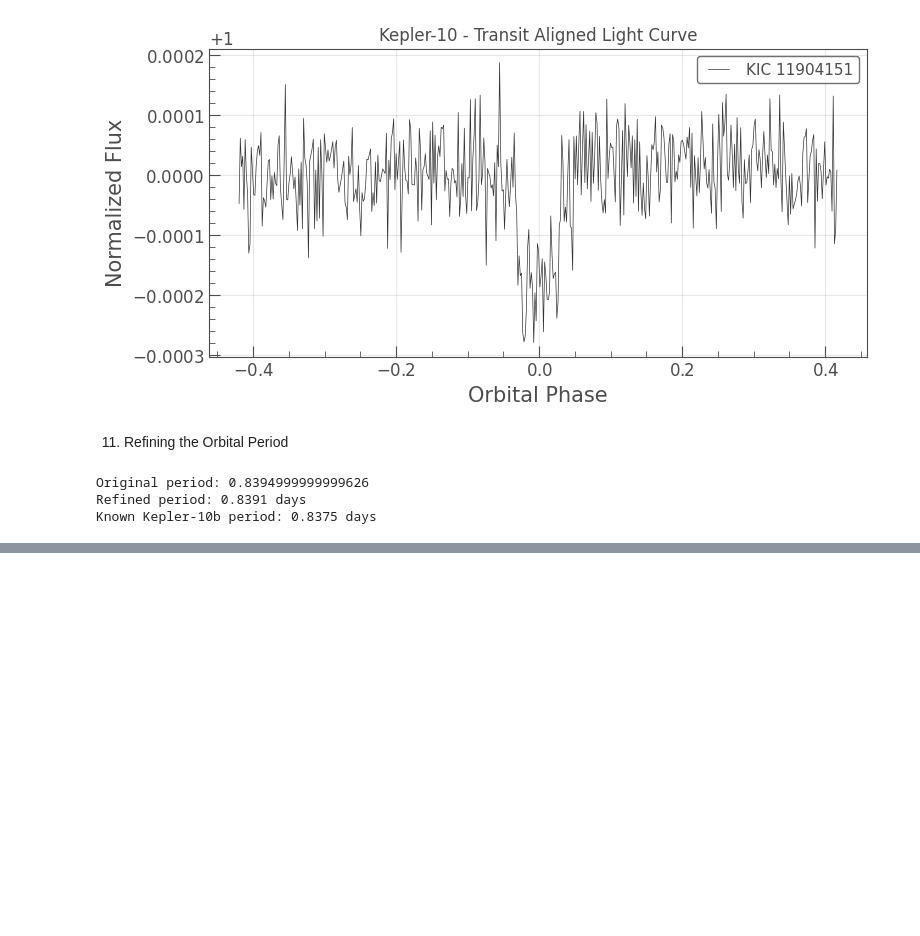
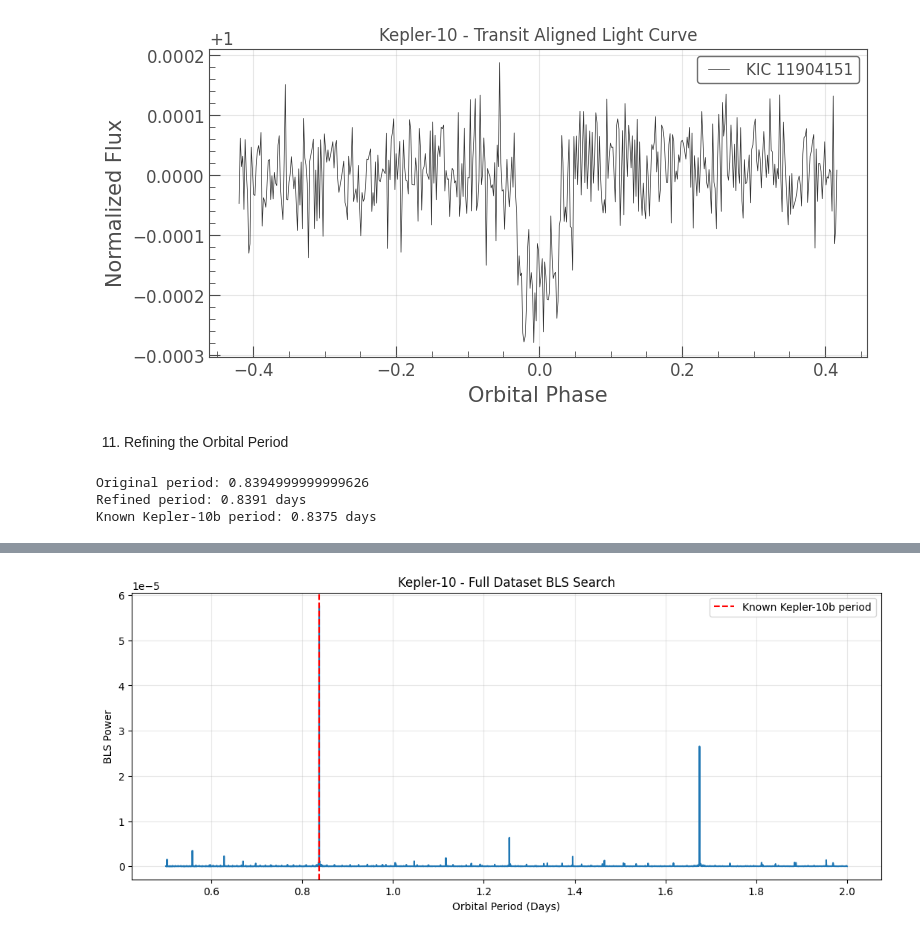
Before and after one commit to sanoop070/nasa-exoplanet-finder, a Jupyter notebook: exoplanet_cnn.ipynb, the cells around one changed output, grey strips where cells are left out. Drawn from its saved outputs; the diff is of its cells as text; code cells hidden in the pictures; blank space fills up the shorter version.

```diff
--- a/exoplanet_cnn.ipynb
+++ b/exoplanet_cnn.ipynb
@@ -485,0 +699,29 @@ Known Kepler-10b period: 0.8375 days
+# %%
+
+# ============================================
+# FULL DATASET BLS PERIODOGRAM
+# ============================================
+
+plt.figure(figsize=(13, 5))
+
+plt.plot(
+    full_result.period,
+    full_result.power
+)
+
+plt.axvline(
+    0.8375,
+    color="red",
+    linestyle="--",
+    label="Known Kepler-10b period"
+)
+
+plt.title("Kepler-10 - Full Dataset BLS Search")
+plt.xlabel("Orbital Period (Days)")
+plt.ylabel("BLS Power")
+
+plt.legend()
+plt.grid(alpha=0.3)
+plt.show()
+# %% [output]
+[figure, added]
```
Also changed, not shown: parts of 28 cells of this notebook.
